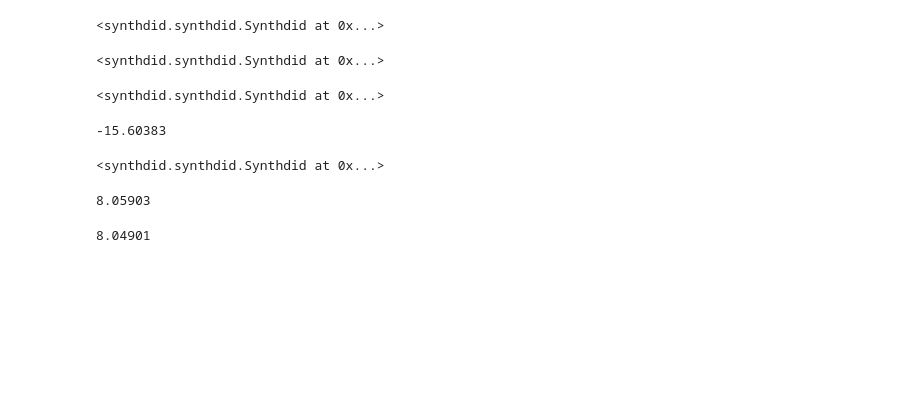
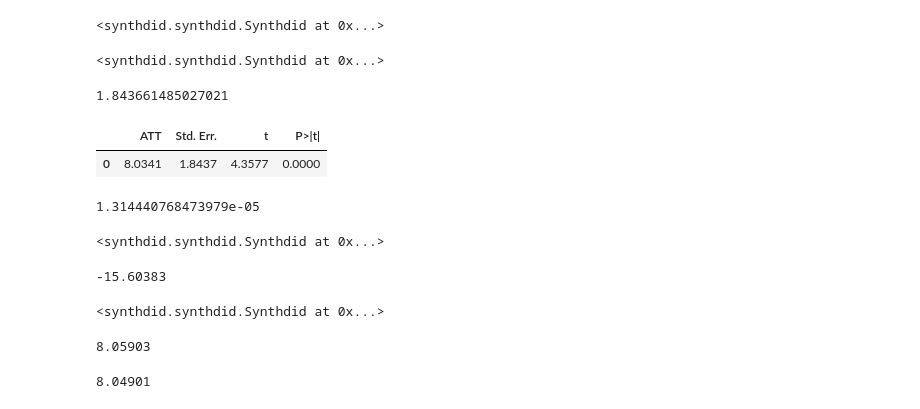
Before and after one commit to d2cml-ai/synthdid.py, a Jupyter notebook: Readme.ipynb, the cells around one changed output. Drawn from its saved outputs; the diff is of its cells as text; code cells hidden in the pictures; blank space fills up the shorter version.

```diff
--- a/sdid.ipynb
+++ b/Readme.ipynb
@@ -12,5 +43,27 @@ a.vcov()
 # %% [output]
 <synthdid.synthdid.Synthdid at 0x...>
+# %%
+a.se
+# %% [output]
+1.843661485027021
+# %%
+pd.options.display.float_format = '{:.4f}'.format
+pd.DataFrame(
+	{
+		'ATT': [a.att], 'Std. Err.': [a.se],
+		't': [a.att / a.se],
+		'P>|t|': [2 * (1 - norm.cdf(abs(a.att / a.se)))]
+	}
+)
+# %% [output]
+|  | ATT | Std. Err. | t | P>|t| |
+| 0 | 8.0341 | 1.8437 | 4.3577 | 0.0000 |
+# %%
+from scipy.stats import norm
+
+2 * (1 - norm.cdf(abs(a.att / a.se)))
+# %% [output]
+1.314440768473979e-05
 # %%
 cal = sdid(california_prop99(), "State", "Year", "treated", "PacksPerCapita").fit()
 # %%
```
Also changed, not shown: parts of 7 cells of this notebook, 4 other files.
